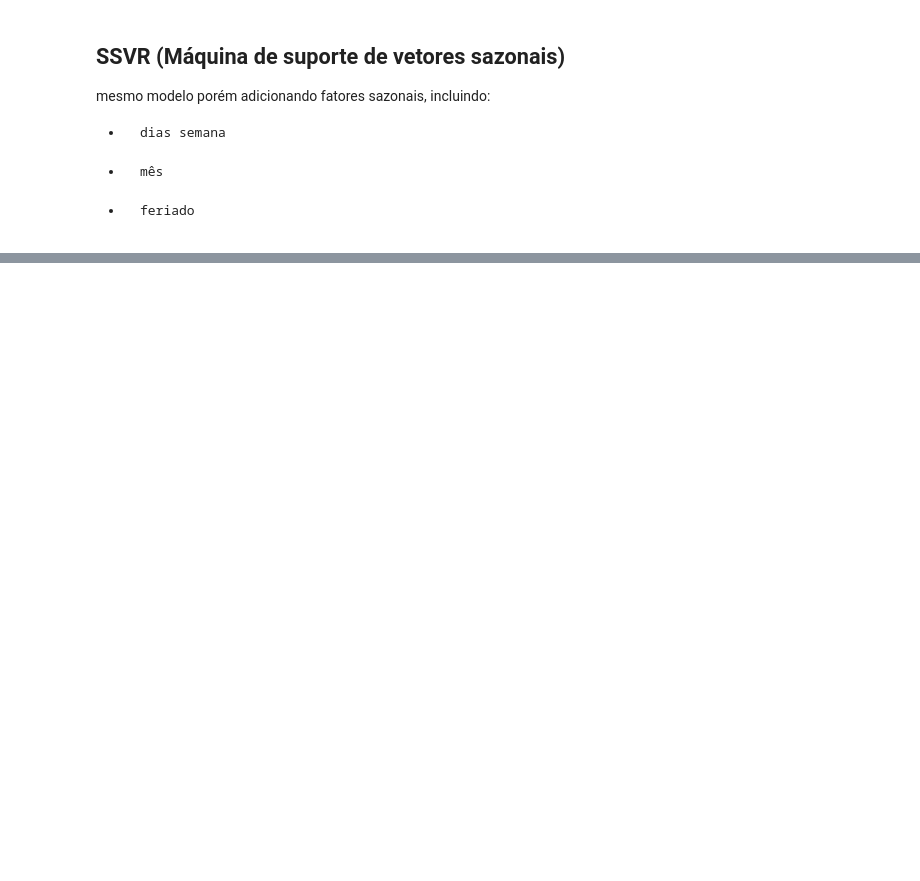
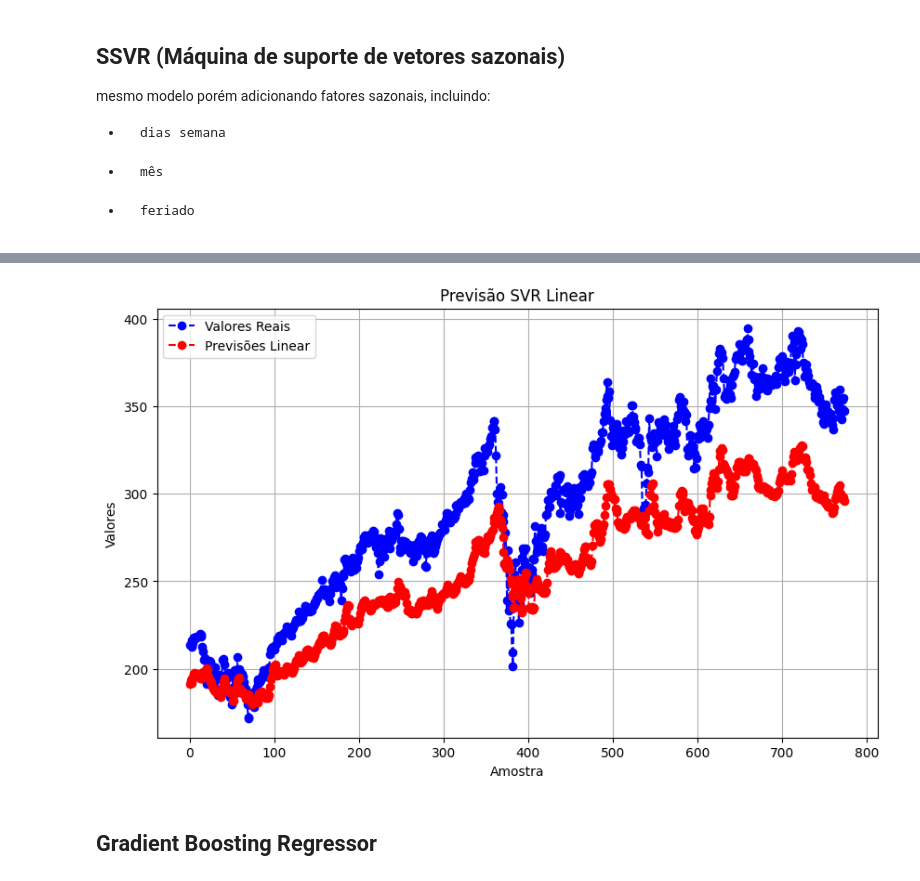
Before and after one commit to MrMarculu/PIC, a Jupyter notebook: pic-ipynb.ipynb, the cells around one changed output, grey strips where cells are left out. Drawn from its saved outputs; the diff is of its cells as text; code cells hidden in the pictures; blank space fills up the shorter version.

```diff
--- a/pic-ipynb.ipynb
+++ b/pic-ipynb.ipynb
@@ -941,0 +405,10 @@ array([<Axes: xlabel='yobs'>], dtype=object)
+# %%
+y_pred3 = model_poly3.predict(X_test)
+y_pred5 = model_poly5.predict(X_test)
+y_linear_pred = model_linear.predict(X_test)
+y_rbf = model_rbf.predict(X_test)
+
+print("Poly 3 Sazo: \nMSE: ",mse(y_pred3,y_test),"\nMAE: ",mae(y_pred3,y_test), "\nMAPE",mape(y_pred3,y_test))
+print("Poly 5 Sazo: \nMSE: ",mse(y_pred5,y_test),"\nMAE: ",mae(y_pred5,y_test), "\nMAPE",mape(y_pred5,y_test))
+print("Linear: \nMSE: ",mse(y_linear_pred,y_test),"\nMAE: ",mae(y_linear_pred,y_test), "\nMAPE",mape(y_linear_pred,y_test) , '\nRMSE:',sqrt(mse(y_linear_pred,y_test)))
+print("RBF: \nMSE: ",mse(y_rbf,y_test),"\nMAE: ",mae(y_rbf,y_test), "\nMAPE",mape(y_rbf,y_test) , '\nRMSE:',sqrt(mse(y_rbf,y_test)))
@@ -941,0 +434,60 @@ array([<Axes: xlabel='yobs'>], dtype=object)
+# %%
+# trace_orig = go.Scatter(
+#     x=list(range(len(y_test))),
+#     y=y_test,
+#     mode='lines',
+#     name='Original'
+# )
+
+# trace_poly3 = go.Scatter(
+#     x=list(range(len(y_test))),
+#     y=y_pred3,
+#     mode='lines',
+#     name='Poly 3'
+# )
+
+# trace_poly5 = go.Scatter(
+#     x=list(range(len(y_test))),
+#     y=y_pred5,
+#     mode='lines',
+#     name='Poly 5'
+# )
+
+# trace_linear = go.Scatter(
+#     x=list(range(len(y_test))),
+#     y=y_linear_pred,
+#     mode='lines',
+#     name='Linear'
+# )
+
+# layout = go.Layout(
+#     title="Comparação entre Previsões SSVR linear e Original - Dados Sazonais",
+#     xaxis=dict(title='Index'),
+#     yaxis=dict(title='Close Price'),
+#     template="plotly_dark"
+# )
+
+# fig = go.Figure(data=[trace_orig, trace_linear], layout=layout)
+
+# fig.show(renderer='iframe')
+
+y_pred_rescaled = scaler_y.inverse_transform(y_linear_pred.reshape(-1, 1)).ravel()
+y_test_rescaled = scaler_y.inverse_transform(y_test.reshape(-1, 1)).ravel()
+y_test_rescaled_rbf = scaler_y.inverse_transform(y_rbf.reshape(-1, 1)).ravel()
+
+plt.figure(figsize=(10, 6))
+
+# Plotando valores reais e previstos
+plt.plot(range(len(y_test_rescaled)), y_test_rescaled, label="Valores Reais", color="blue", marker="o", linestyle="dashed")
+plt.plot(range(len(y_pred_rescaled)), y_pred_rescaled, label="Previsões Linear", color="red", marker="o", linestyle="dashed")
+
+plt.title("Previsão SVR Linear")
+plt.xlabel("Amostra")
+plt.ylabel("Valores")
+plt.legend()
+plt.grid(True)
+plt.show()
+# %% [output]
+[figure, added]
+# %% [markdown]
+## Gradient Boosting Regressor
```
Also changed, not shown: parts of 60 cells of this notebook.
